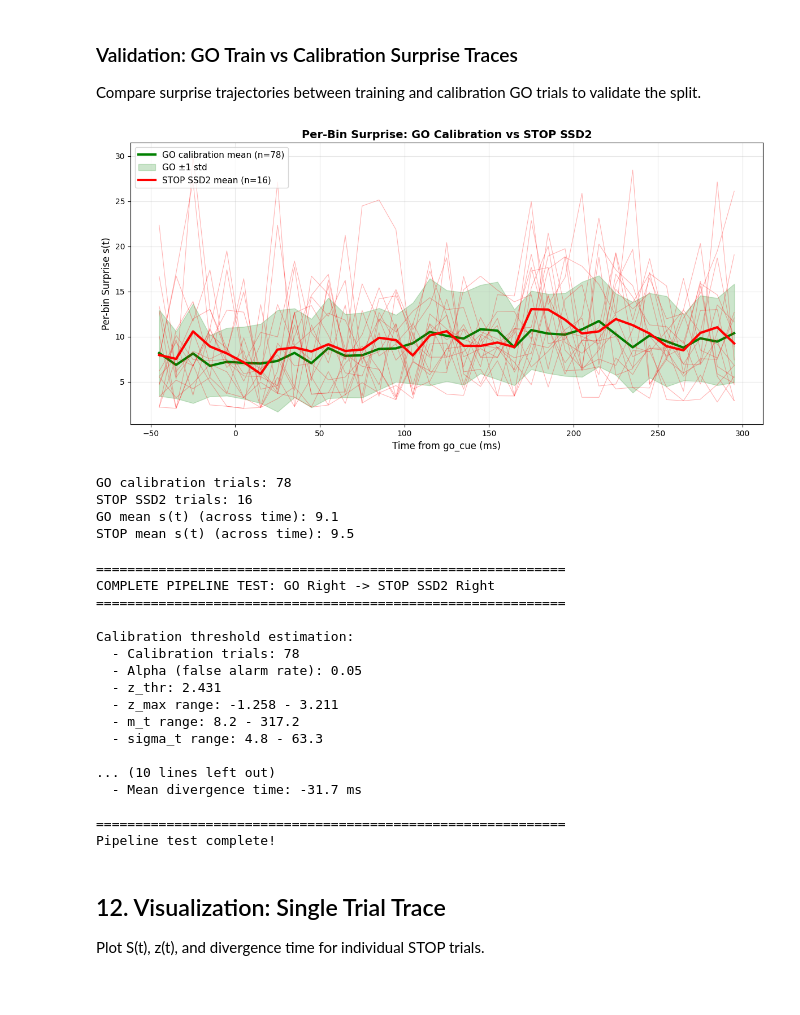
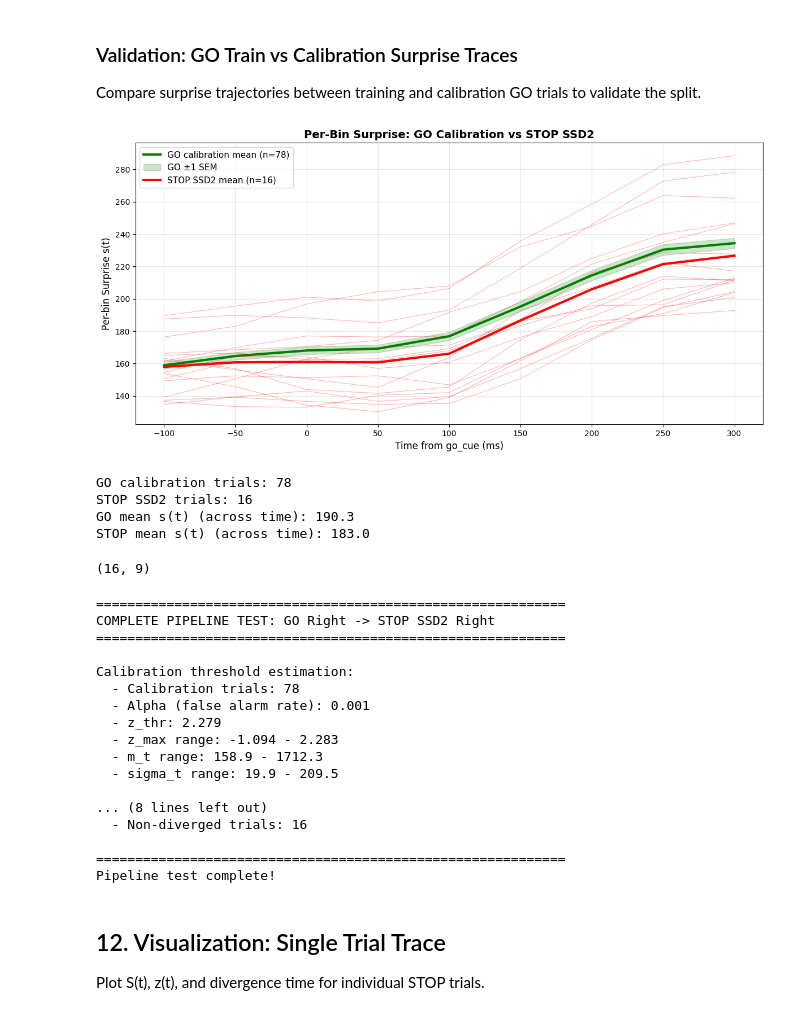
Before and after one commit to barrackHa/Population-Analysis, a Jupyter notebook: population_analysis/trajectory_divergence/neural_traj_divergence_poisson_analysis.ipynb, the cells around one changed output. Drawn from its saved outputs; the diff is of its cells as text; code cells hidden in the pictures.

Commit message:
Bin step sliding window , first saccade alignment.

```diff
--- a/population_analysis/trajectory_divergence/neural_traj_divergence_poisson_analysis.ipynb
+++ b/population_analysis/trajectory_divergence/neural_traj_divergence_poisson_analysis.ipynb
@@ -315,6 +358,7 @@ def filter_low_firing_neurons(binned_data, r_min=1.0, bin_size=10, epok=[-50, 30
     return {
         'counts': filtered_counts,
         'bin_centers': binned_data['bin_centers'],
+        'bin_size': bin_size,
         'cell_ids': filtered_cell_ids,
         'trial_numbers': binned_data['trial_numbers'],
         'n_trials': binned_data['n_trials'],
@@ -368,12 +412,15 @@ def fit_go_baseline(binned_data, train_fraction=0.7, random_seed=42, eps=1e-6):
     n_train = int(n_trials * train_fraction)
     train_indices = all_indices[:n_train]
     calib_indices = all_indices[n_train:]
+    # train_indices = all_indices[16:]
+    # calib_indices = all_indices[:17]
 
     train_counts = counts[train_indices]
     calib_counts = counts[calib_indices]
 
     # Fit mu_hat: mean across train trials
     mu_hat = train_counts.mean(axis=0)  # (n_neurons, n_bins)
+    mu_hat = mu_hat / ( binned_data['bin_size'] / 1000 )  # Convert to firing rate in Hz
 
     # Apply floor to avoid zeros
     mu_hat = np.maximum(mu_hat, eps)
@@ -456,7 +565,7 @@ Pipeline test complete!
 
 Compute per-bin negative log-likelihood (surprise) and cumulative surprise for trials.
 # %%
-def compute_surprise(trial_counts, mu_hat):
+def compute_surprise(trial_counts, mu_hat, smooth=False, smooth_ker_size=5):
     """
     Compute per-bin surprise and cumulative surprise for trials.
 
@@ -466,6 +575,10 @@ def compute_surprise(trial_counts, mu_hat):
         Shape (n_trials, n_neurons, n_bins) or (n_neurons, n_bins) for single trial
     mu_hat : np.ndarray
         Shape (n_neurons, n_bins) - Poisson mean from GO baseline
+    smooth : bool
+        If True, apply Gaussian smoothing to s_t before computing S_t
+    smooth_ker_size : int
+        Kernel size (sigma) for Gaussian smoothing (default: 10)
 
     Returns:
     --------
@@ -493,7 +606,16 @@ def compute_surprise(trial_counts, mu_hat):
     # Per-bin surprise: negative log-likelihood summed over neurons
     s_t = -log_lik.sum(axis=1)  # (n_trials, n_bins)
 
-    # Cumulative surprise
+    # Apply Gaussian smoothing to s_t if requested
+    if smooth:
+        from scipy.ndimage import gaussian_filter1d
+        # Smooth each trial independently along time axis
+        s_t_smoothed = np.zeros_like(s_t)
+        for trial_idx in range(n_trials):
+            s_t_smoothed[trial_idx, :] = gaussian_filter1d(s_t[trial_idx, :], sigma=smooth_ker_size)
+        s_t = s_t_smoothed
+
+    # Cumulative surprise (computed from smoothed s_t if smoothing was applied)
     S_t = np.cumsum(s_t, axis=1)  # (n_trials, n_bins)
 
     return {
@@ -668,10 +790,11 @@ stop_binned_temp = bin_spikes_for_trials(
     session.data,
     trial_type='STOP',
     direction=direction,
-    ssd_number=2,
+    ssd_number=ssd_num,
     success_only=True,
     epok=epok,
-    bin_size=bin_size
+    bin_size=bin_size,
+    bin_step=bin_step
 )
 
 # Filter to keep only the same neurons as GO
@@ -681,53 +804,59 @@ kept_indices = [cell_id_to_idx[cid] for cid in kept_cell_ids if cid in cell_id_t
 stop_counts_temp = stop_binned_temp['counts'][:, kept_indices, :]
 
 # Compute per-bin surprise for STOP trials
-surprise_stop = compute_surprise(stop_counts_temp, go_baseline['mu_hat'])
+surprise_stop = compute_surprise(stop_counts_temp, go_baseline['mu_hat'], smooth=False)
 s_stop = surprise_stop['s_t']  # (n_stop_trials, n_bins) - per-bin surprise
 
-# Compute GO mean and std
+# Compute GO mean and SEM
 s_calib_mean = s_calib.mean(axis=0)
-s_calib_std = s_calib.std(axis=0)
+s_calib_sem = s_calib.std(axis=0) / np.sqrt(s_calib.shape[0])
 
 # Create figure
 fig, ax = plt.subplots(1, 1, figsize=(12, 6))
 
-# Plot GO mean with shaded std region
+# Plot GO mean with shaded SEM region
 ax.plot(go_filtered['bin_centers'], s_calib_mean,
         color='green', linewidth=3, label=f'GO calibration mean (n={s_calib.shape[0]})')
 ax.fill_between(go_filtered['bin_centers'],
-                s_calib_mean - s_calib_std,
-                s_calib_mean + s_calib_std,
-                color='green', alpha=0.2, label='GO ±1 std')
+                s_calib_mean - s_calib_sem,
+                s_calib_mean + s_calib_sem,
+                color='green', alpha=0.2, label='GO ±1 SEM')
 
 # Plot all STOP SSD2 trials in red
 for i in range(s_stop.shape[0]):
     ax.plot(go_filtered['bin_centers'], s_stop[i, :],
             color='red', alpha=0.3, linewidth=0.8)
 
 # Plot mean STOP SSD2 in red (solid)
 ax.plot(go_filtered['bin_centers'], s_stop.mean(axis=0),
-        color='red', linewidth=3, label=f'STOP SSD2 mean (n={s_stop.shape[0]})')
+        color='red', linewidth=3, label=f'STOP SSD{ssd_num} mean (n={s_stop.shape[0]})')
 
 ax.set_xlabel('Time from go_cue (ms)', fontsize=12)
 ax.set_ylabel('Per-bin Surprise s(t)', fontsize=12)
 ax.set_title('Per-Bin Surprise: GO Calibration vs STOP SSD2',
              fontsize=14, fontweight='bold')
 ax.legend(fontsize=11, loc='upper left')
 ax.grid(True, alpha=0.3)
 
 plt.tight_layout()
 plt.show()
 
 print(f"\nGO calibration trials: {s_calib.shape[0]}")
 print(f"STOP SSD2 trials: {s_stop.shape[0]}")
 print(f"GO mean s(t) (across time): {s_calib.mean():.1f}")
 print(f"STOP mean s(t) (across time): {s_stop.mean():.1f}")
 # %% [output]
-[figure, old version]
+[figure, new version]
 GO calibration trials: 78
 STOP SSD2 trials: 16
-GO mean s(t) (across time): 9.1
-STOP mean s(t) (across time): 9.5
+GO mean s(t) (across time): 190.3
+STOP mean s(t) (across time): 183.0
+# %%
+s_calib.shape, s_stop.shape
+# surprise_calib, surprise_stop
+surprise_stop['S_t'].shape
+# %% [output]
+(16, 9)
 # %%
 # Run complete pipeline
 print("=" * 60)
@@ -738,7 +867,7 @@ print("=" * 60)
 calibration = calibrate_threshold(
     go_baseline['calib_counts'],
     go_baseline['mu_hat'],
-    alpha=0.05
+    alpha=0.001
 )
 
 # 2. Get STOP SSD2 trials (same direction, using same neuron set as GO)
@@ -746,10 +875,11 @@ stop_binned = bin_spikes_for_trials(
     session.data,
     trial_type='STOP',
     direction=direction,
-    ssd_number=2,
+    ssd_number=ssd_num,
     success_only=True,
     epok=epok,
-    bin_size=bin_size
+    bin_size=bin_size,
+    bin_step=bin_step
 )
 
 # 3. Apply same neuron filter mask as GO trials
@@ -785,14 +915,14 @@ COMPLETE PIPELINE TEST: GO Right -> STOP SSD2 Right
 
 Calibration threshold estimation:
   - Calibration trials: 78
-  - Alpha (false alarm rate): 0.05
-  - z_thr: 2.431
-  - z_max range: -1.258 - 3.211
-  - m_t range: 8.2 - 317.2
-  - sigma_t range: 4.8 - 63.3
+  - Alpha (false alarm rate): 0.001
+  - z_thr: 2.279
+  - z_max range: -1.094 - 2.283
+  - m_t range: 158.9 - 1712.3
+  - sigma_t range: 19.9 - 209.5
 
-... (10 lines left out)
-  - Mean divergence time: -31.7 ms
+... (8 lines left out)
+  - Non-diverged trials: 16
 
 ============================================================
 Pipeline test complete!
```
Also changed, not shown: parts of 11 cells of this notebook.
